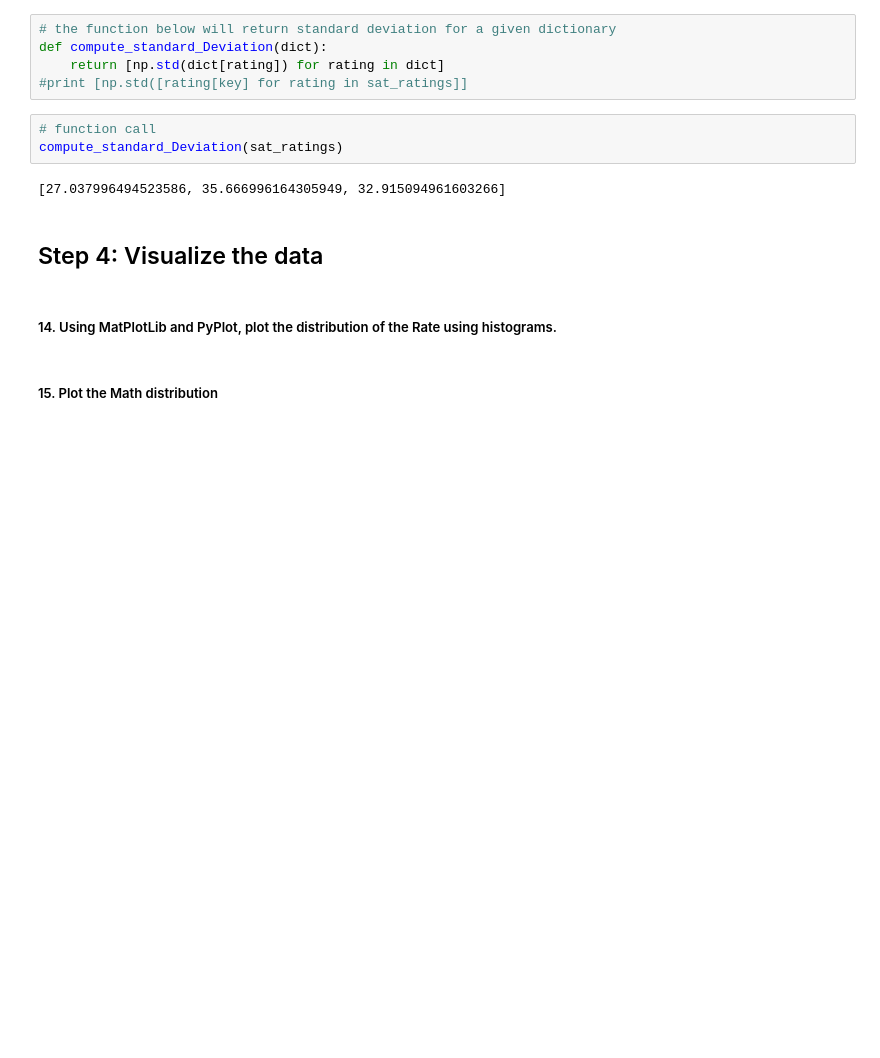
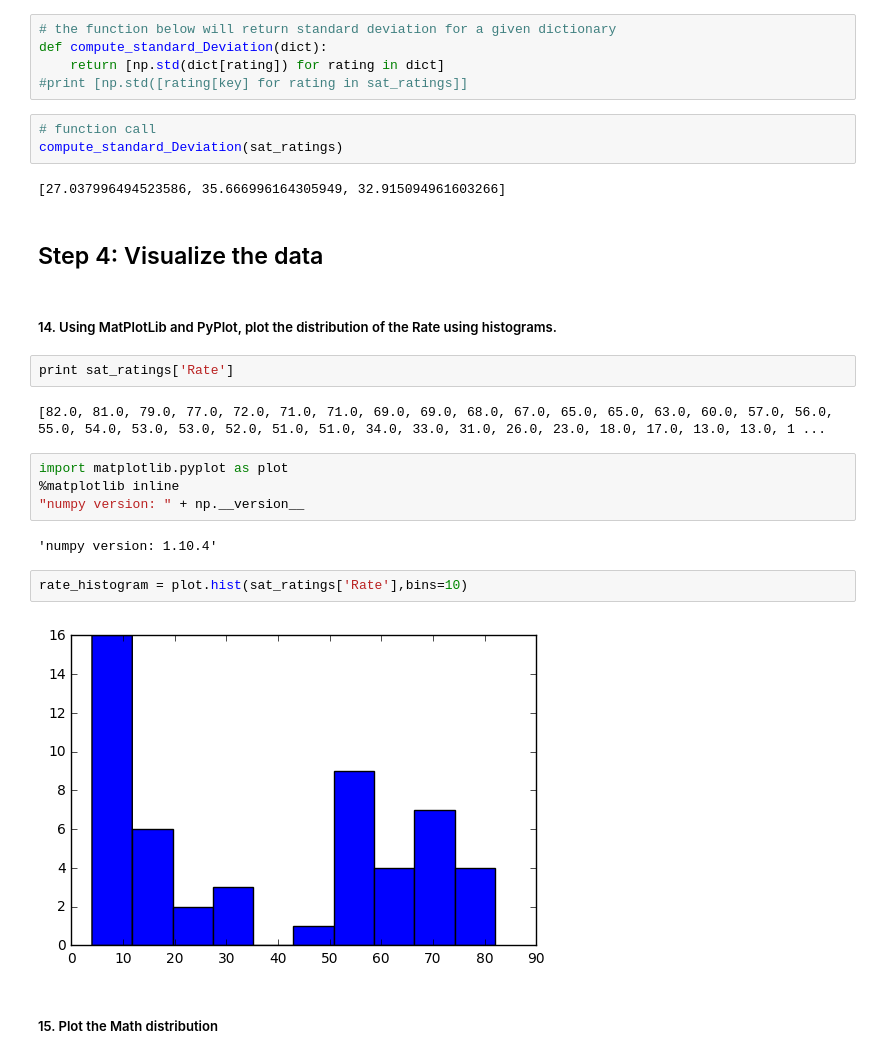
Before and after one commit to SuketuK/project-01, a Jupyter notebook: starter-code/project_1.ipynb, the cells around one changed output. Cells and saved outputs as stored; diff of their text form; blank space fills up the shorter version.

```diff
--- a/starter-code/project_1.ipynb
+++ b/starter-code/project_1.ipynb
@@ -187,5 +187,19 @@ compute_standard_Deviation(sat_ratings)
 ## Step 4: Visualize the data
 # %% [markdown]
 ##### 14. Using MatPlotLib and PyPlot, plot the distribution of the Rate using histograms.
+# %%
+print sat_ratings['Rate']
+# %% [output]
+[82.0, 81.0, 79.0, 77.0, 72.0, 71.0, 71.0, 69.0, 69.0, 68.0, 67.0, 65.0, 65.0, 63.0, 60.0, 57.0, 56.0, 55.0, 54.0, 53.0, 53.0, 52.0, 51.0, 51.0, 34.0, 33.0, 31.0, 26.0, 23.0, 18.0, 17.0, 13.0, 13.0, 1 ...
+# %%
+import matplotlib.pyplot as plot
+%matplotlib inline
+"numpy version: " + np.__version__
+# %% [output]
+'numpy version: 1.10.4'
+# %%
+rate_histogram = plot.hist(sat_ratings['Rate'],bins=10)
+# %% [output]
+[figure, added]
 # %% [markdown]
 ##### 15. Plot the Math distribution
```
Also changed, not shown: parts of 3 cells of this notebook.
